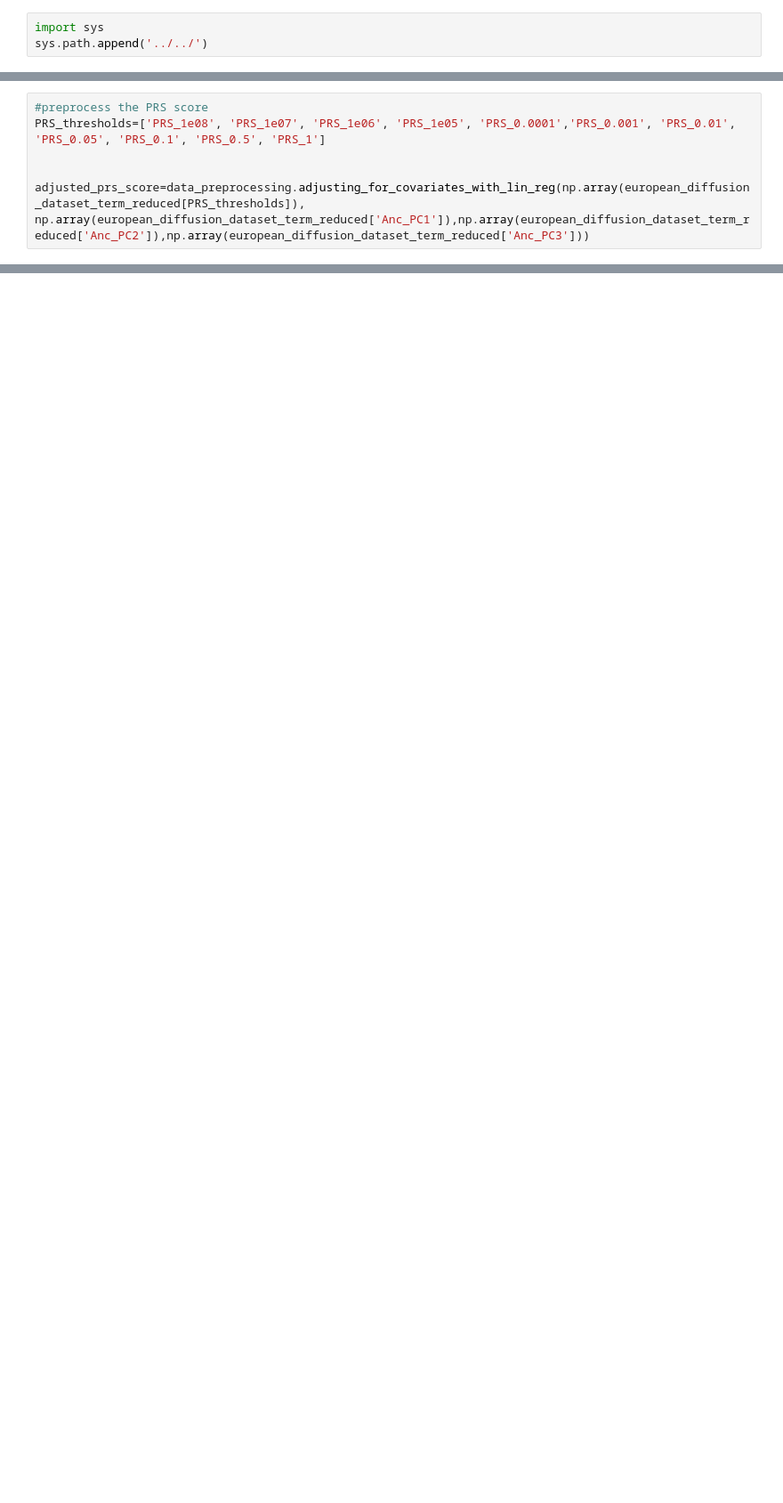
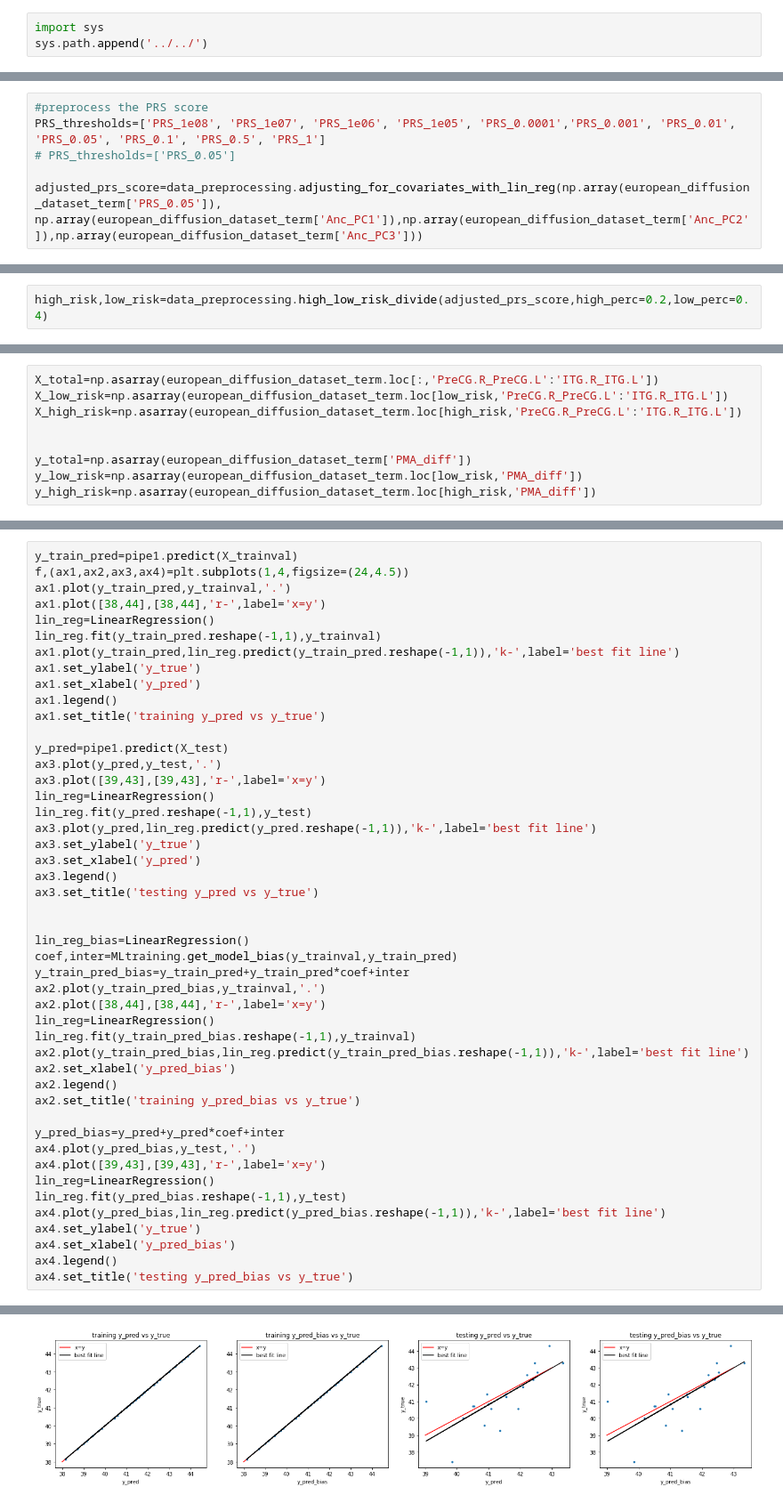
Before and after one commit to lehai-ml/schizophrenia_PRS, a Jupyter notebook: notebooks_results/dHCP/5_1_dHCP_model_training.ipynb, the cells around one changed output, grey strips where cells are left out. Shown at 89% size. Cells and saved outputs as stored; diff of their text form; blank space fills up the shorter version.

```diff
--- a/notebooks_results/dHCP/5_1_dHCP_model_training.ipynb
+++ b/notebooks_results/dHCP/5_1_dHCP_model_training.ipynb
@@ -28,7 +22,7 @@ removed 1492 features, in which at least 1 of subjects registered zeros values
 # %%
 #preprocess the PRS score
 PRS_thresholds=['PRS_1e08', 'PRS_1e07', 'PRS_1e06', 'PRS_1e05', 'PRS_0.0001','PRS_0.001', 'PRS_0.01', 'PRS_0.05', 'PRS_0.1', 'PRS_0.5', 'PRS_1']
+# PRS_thresholds=['PRS_0.05']
 
-
-adjusted_prs_score=data_preprocessing.adjusting_for_covariates_with_lin_reg(np.array(european_diffusion_dataset_term_reduced[PRS_thresholds]),
-np.array(european_diffusion_dataset_term_reduced['Anc_PC1']),np.array(european_diffusion_dataset_term_reduced['Anc_PC2']),np.array(european_diffusion_dataset_term_reduced['Anc_PC3']))
+adjusted_prs_score=data_preprocessing.adjusting_for_covariates_with_lin_reg(np.array(european_diffusion_dataset_term['PRS_0.05']),
+np.array(european_diffusion_dataset_term['Anc_PC1']),np.array(european_diffusion_dataset_term['Anc_PC2']),np.array(european_diffusion_dataset_term['Anc_PC3']))
@@ -131,0 +31,2 @@ test2=merge_features_names(test,average_X.columns)
+# %%
+high_risk,low_risk=data_preprocessing.high_low_risk_divide(adjusted_prs_score,high_perc=0.2,low_perc=0.4)
@@ -131,0 +35,9 @@ test2=merge_features_names(test,average_X.columns)
+# %%
+X_total=np.asarray(european_diffusion_dataset_term.loc[:,'PreCG.R_PreCG.L':'ITG.R_ITG.L'])
+X_low_risk=np.asarray(european_diffusion_dataset_term.loc[low_risk,'PreCG.R_PreCG.L':'ITG.R_ITG.L'])
+X_high_risk=np.asarray(european_diffusion_dataset_term.loc[high_risk,'PreCG.R_PreCG.L':'ITG.R_ITG.L'])
+
+
+y_total=np.asarray(european_diffusion_dataset_term['PMA_diff'])
+y_low_risk=np.asarray(european_diffusion_dataset_term.loc[low_risk,'PMA_diff'])
+y_high_risk=np.asarray(european_diffusion_dataset_term.loc[high_risk,'PMA_diff'])
@@ -131,0 +89,48 @@ test2=merge_features_names(test,average_X.columns)
+# %%
+y_train_pred=pipe1.predict(X_trainval)
+f,(ax1,ax2,ax3,ax4)=plt.subplots(1,4,figsize=(24,4.5))
+ax1.plot(y_train_pred,y_trainval,'.')
+ax1.plot([38,44],[38,44],'r-',label='x=y')
+lin_reg=LinearRegression()
+lin_reg.fit(y_train_pred.reshape(-1,1),y_trainval)
+ax1.plot(y_train_pred,lin_reg.predict(y_train_pred.reshape(-1,1)),'k-',label='best fit line')
+ax1.set_ylabel('y_true')
+ax1.set_xlabel('y_pred')
+ax1.legend()
+ax1.set_title('training y_pred vs y_true')
+
+y_pred=pipe1.predict(X_test)
+ax3.plot(y_pred,y_test,'.')
+ax3.plot([39,43],[39,43],'r-',label='x=y')
+lin_reg=LinearRegression()
+lin_reg.fit(y_pred.reshape(-1,1),y_test)
+ax3.plot(y_pred,lin_reg.predict(y_pred.reshape(-1,1)),'k-',label='best fit line')
+ax3.set_ylabel('y_true')
+ax3.set_xlabel('y_pred')
+ax3.legend()
+ax3.set_title('testing y_pred vs y_true')
+
+
+lin_reg_bias=LinearRegression()
+coef,inter=MLtraining.get_model_bias(y_trainval,y_train_pred)
+y_train_pred_bias=y_train_pred+y_train_pred*coef+inter
+ax2.plot(y_train_pred_bias,y_trainval,'.')
+ax2.plot([38,44],[38,44],'r-',label='x=y')
+lin_reg=LinearRegression()
+lin_reg.fit(y_train_pred_bias.reshape(-1,1),y_trainval)
+ax2.plot(y_train_pred_bias,lin_reg.predict(y_train_pred_bias.reshape(-1,1)),'k-',label='best fit line')
+ax2.set_xlabel('y_pred_bias')
+ax2.legend()
+ax2.set_title('training y_pred_bias vs y_true')
+
+y_pred_bias=y_pred+y_pred*coef+inter
+ax4.plot(y_pred_bias,y_test,'.')
+ax4.plot([39,43],[39,43],'r-',label='x=y')
+lin_reg=LinearRegression()
+lin_reg.fit(y_pred_bias.reshape(-1,1),y_test)
+ax4.plot(y_pred_bias,lin_reg.predict(y_pred_bias.reshape(-1,1)),'k-',label='best fit line')
+ax4.set_ylabel('y_true')
+ax4.set_xlabel('y_pred_bias')
+ax4.legend()
+ax4.set_title('testing y_pred_bias vs y_true')
+# %% [output]
@@ -131,0 +138 @@ test2=merge_features_names(test,average_X.columns)
+[figure, added]
```
Also changed, not shown: parts of 27 cells of this notebook, 3 other files.
